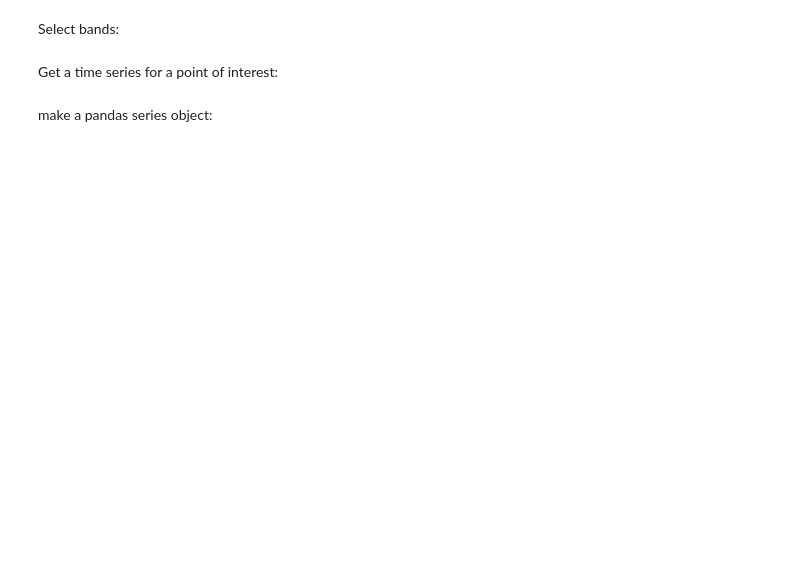
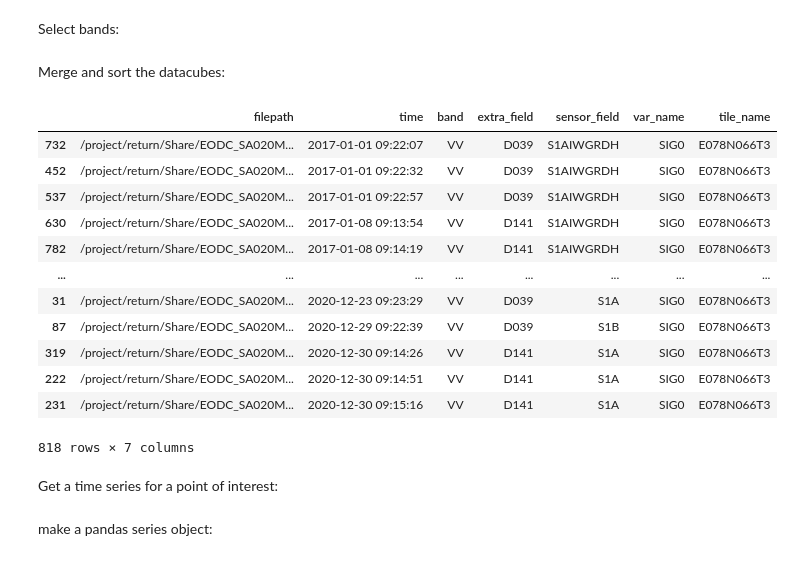
Before and after one commit to c-scale-community/use-case-return, a Jupyter notebook: plot_ts_yeoda.ipynb, the cells around one changed output. Saved outputs shown, nothing was run; the diff lists cells and outputs as text; code cells hidden in the pictures; blank space fills up the shorter version.

Commit message:
notebooks updated by considering two datacubes

```diff
--- a/plot_ts_yeoda.ipynb
+++ b/plot_ts_yeoda.ipynb
@@ -12,17 +13,20 @@ from geopathfinder.naming_conventions.yeoda_naming import YeodaFilename
 # %% [markdown]
 Specify the folder with a S1 datacube (a 300x300 m<sup>2</sup> Equi7Tile)
 # %%
-#tile_dirpath = r'/project/return/Share/EODC_SA020M/V01R01/E051N060T3'
-tile_dirpath = r'/project/return/Share/EODC_SA020M/V01R01/E078N066T3'
+#tile_dir1_path = r'/project/return/Share/EODC_SA020M/V01R01/E051N060T3'
+tile_dir1_path = r'/project/return/Share/EODC_SA020M/V01R01/E078N066T3'
+tile_dir2_path = r'/project/return/Share/EODC_SA020M/V1M0R1/E078N066T3'
 # specify other parameters:
 dimensions=['time', 'band', 'extra_field', 'sensor_field']
-filepaths = glob.glob(os.path.join(tile_dirpath,'*.tif'))
+filepaths1 = glob.glob(os.path.join(tile_dir1_path,'*.tif'))
+filepaths2 = glob.glob(os.path.join(tile_dir2_path,'*.tif'))
 # %% [markdown]
 Read the datacube:
 # %%
-sig0_dc = SIG0DataCube(filepaths=filepaths, dimensions=dimensions, filename_class=YeodaFilename, sres=20, continent='SA')
+sig0_dc1 = SIG0DataCube(filepaths=filepaths1, dimensions=dimensions, filename_class=YeodaFilename, sres=20, continent='SA')
+sig0_dc2 = SIG0DataCube(filepaths=filepaths2, dimensions=dimensions, filename_class=YeodaFilename, sres=20, continent='SA')
 # get info:
-sig0_dc.inventory[dimensions].head(5)
+sig0_dc1.inventory[dimensions].head(5)
 # %% [output]
 |  | time | band | extra_field | sensor_field | var_name | tile_name |
 | 0 | 2019-09-24 09:22:59 | VH | D039 | S1AIWGRDH | SIG0 | E078N066T3 |
@@ -33,5 +37,6 @@ sig0_dc.inventory[dimensions].head(5)
 # %% [markdown]
 Filter by date:
 # %%
-toi_start, toi_end = datetime(2020, 1, 1), datetime(2021, 1, 1)
-sig0_dc.filter_by_dimension([(toi_start, toi_end)], [(">", "<")], name="time", inplace=True)
+toi_start, toi_end = datetime(2017, 1, 1), datetime(2021, 1, 1)
+sig0_dc1 = sig0_dc1.filter_by_dimension([(toi_start, toi_end)], [(">=", "<")], name="time", inplace=True)
+sig0_dc2 = sig0_dc2.filter_by_dimension([(toi_start, toi_end)], [(">=", "<")], name="time", inplace=True)
@@ -56,8 +43,35 @@ sig0_dc.filter_by_dimension([(toi_start, toi_end)], [(">", "<")], name="time", i
 # %% [markdown]
 Select bands:
 # %%
-sig0_vv_dc = sig0_dc.filter_by_dimension('VV', name='band')
-sig0_vh_dc = sig0_dc.filter_by_dimension('VH', name='band')
+sig0_vv_dc1 = sig0_dc1.filter_by_dimension('VV', name='band')
+sig0_vh_dc1 = sig0_dc1.filter_by_dimension('VH', name='band')
+#
+sig0_vv_dc2 = sig0_dc2.filter_by_dimension('VV', name='band')
+sig0_vh_dc2 = sig0_dc2.filter_by_dimension('VH', name='band')
+# %% [markdown]
+Merge and sort the datacubes:
+# %%
+sig0_vv_dc = sig0_vv_dc1.unite(sig0_vv_dc2)
+sig0_vv_dc = sig0_vv_dc.sort_by_dimension('time', ascending=True)
+#
+sig0_vh_dc = sig0_vh_dc1.unite(sig0_vh_dc2)
+sig0_vh_dc = sig0_vh_dc.sort_by_dimension('time', ascending=True)
+#
+sig0_vv_dc.inventory
+# %% [output]
+|  | filepath | time | band | extra_field | sensor_field | var_name | tile_name |
+| 732 | /project/return/Share/EODC_SA020M... | 2017-01-01 09:22:07 | VV | D039 | S1AIWGRDH | SIG0 | E078N066T3 |
+| 452 | /project/return/Share/EODC_SA020M... | 2017-01-01 09:22:32 | VV | D039 | S1AIWGRDH | SIG0 | E078N066T3 |
+| 537 | /project/return/Share/EODC_SA020M... | 2017-01-01 09:22:57 | VV | D039 | S1AIWGRDH | SIG0 | E078N066T3 |
+| 630 | /project/return/Share/EODC_SA020M... | 2017-01-08 09:13:54 | VV | D141 | S1AIWGRDH | SIG0 | E078N066T3 |
+| 782 | /project/return/Share/EODC_SA020M... | 2017-01-08 09:14:19 | VV | D141 | S1AIWGRDH | SIG0 | E078N066T3 |
+| ... | ... | ... | ... | ... | ... | ... | ... |
+| 31 | /project/return/Share/EODC_SA020M... | 2020-12-23 09:23:29 | VV | D039 | S1A | SIG0 | E078N066T3 |
+| 87 | /project/return/Share/EODC_SA020M... | 2020-12-29 09:22:39 | VV | D039 | S1B | SIG0 | E078N066T3 |
+| 319 | /project/return/Share/EODC_SA020M... | 2020-12-30 09:14:26 | VV | D141 | S1A | SIG0 | E078N066T3 |
+| 222 | /project/return/Share/EODC_SA020M... | 2020-12-30 09:14:51 | VV | D141 | S1A | SIG0 | E078N066T3 |
+| 231 | /project/return/Share/EODC_SA020M... | 2020-12-30 09:15:16 | VV | D141 | S1A | SIG0 | E078N066T3 |
+818 rows × 7 columns
 # %% [markdown]
 Get a time series for a point of interest:
 # %%
```
Also changed, not shown: parts of 8 cells of this notebook, 1 other file.
